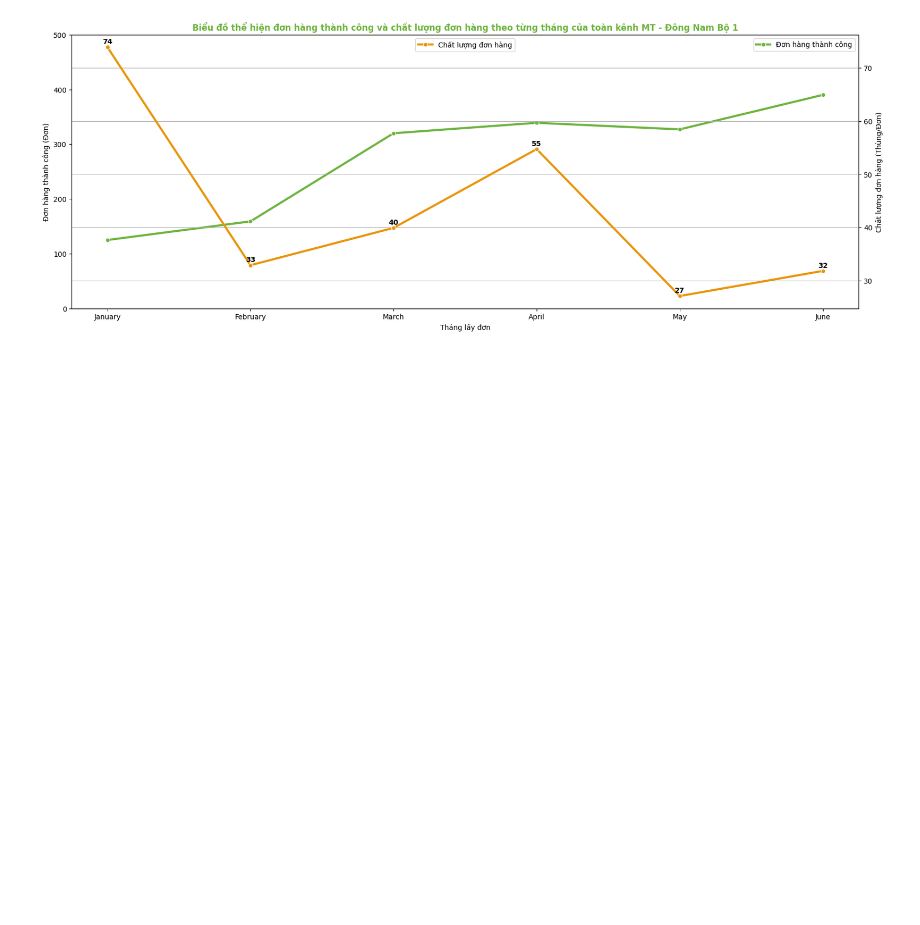
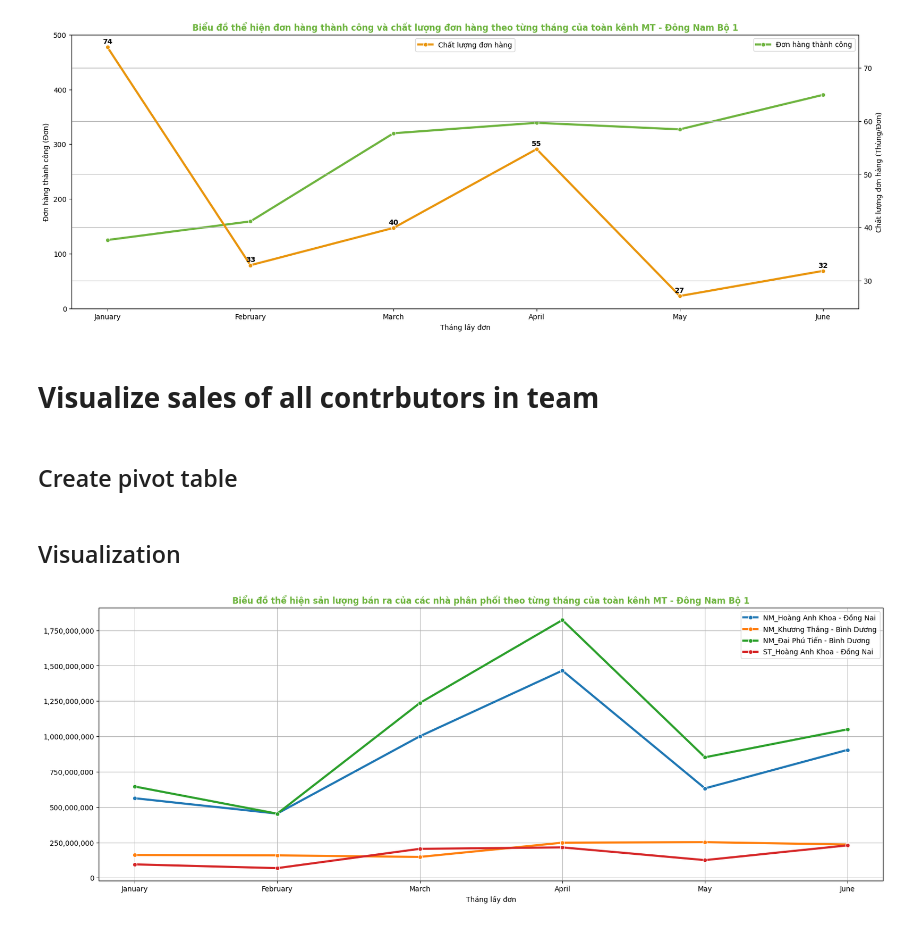
Before and after one commit to le0na123/Sales-in-first-six-year-of-soyamilk-company, a Jupyter notebook: first_six_months.ipynb, the cells around one changed output. Cells and saved outputs as stored; diff of their text form; code cells hidden in the pictures; blank space fills up the shorter version.

```diff
--- a/first_six_months.ipynb
+++ b/first_six_months.ipynb
@@ -153,3 +147,24 @@ for t, z in zip(orders['Tháng lấy đơn'], orders['Chất lượng đơn hàn
     plt.annotate(label1, xy=(t, z), textcoords='offset points', xytext=(0,5), ha='center', color='#000', fontsize = 10, fontweight = '600')
 # %% [output]
 [figure]
+# %% [markdown]
+# **Visualize sales of all contrbutors in team**
+# %% [markdown]
+## Create pivot table
+# %%
+contributors = pd.pivot_table(df.sort_values('Tháng', ascending=True), index=['Tháng','Tháng lấy đơn'], columns='Tên NPP', values='Thành tiền', aggfunc='sum')
+# %% [markdown]
+## Visualization
+# %%
+import matplotlib.ticker as ticker
+plt.figure(figsize=(20,7))
+for contributor in contributors.columns:
+    sns.lineplot(contributors, x='Tháng lấy đơn', y=contributor, label=contributor, linewidth=3, marker='o')
+    plt.legend(loc='upper right')
+    plt.ylabel('')
+plt.grid()
+formatter = ticker.FuncFormatter(lambda x, pos: '{:,.0f}'.format(x))
+plt.gca().yaxis.set_major_formatter(formatter)
+plt.title('Biểu đồ thể hiện sản lượng bán ra của các nhà phân phối theo từng tháng của toàn kênh MT - Đông Nam Bộ 1', color='#6EB43F', fontweight = '600');
+# %% [output]
+[figure, added]
```
Also changed, not shown: parts of 8 cells of this notebook, 2 other files.
